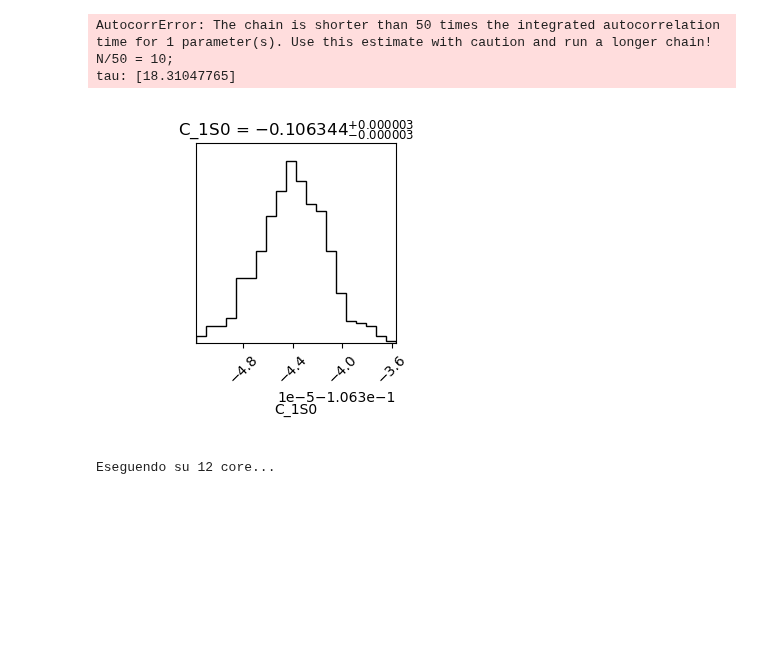
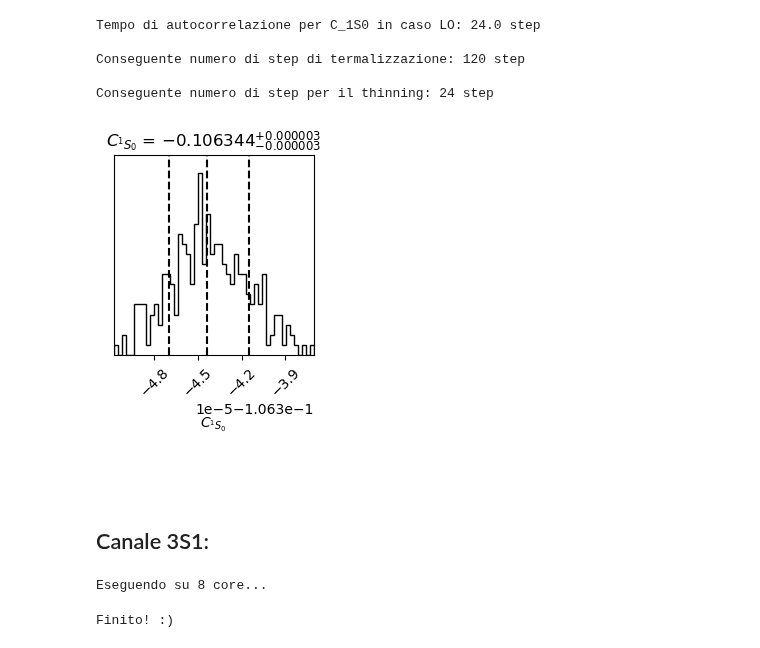
Before and after one commit to Lvetto/lmd_forza_nucleare, a Jupyter notebook: bayes_separato.ipynb, the cells around one changed output. Drawn from its saved outputs; the diff is of its cells as text; code cells hidden in the pictures; blank space fills up the shorter version.

```diff
--- a/bayes_separato.ipynb
+++ b/bayes_separato.ipynb
@@ -130,16 +129,42 @@ plt.show()
 # %%
-tau = sampler.get_autocorr_time()
-print(f"Autocorrelation time: {tau}")
+tau_LO_1S0 = sampler.get_autocorr_time() # Tipicamente poco al di sopra di 25 => run ufficiale da 1500 step
+print(f"\nTempo di autocorrelazione per C_1S0 in caso LO: {tau_LO_1S0[0]:.1f} step")
+
+discard_LO_1S0 = 5 * int(max(tau_LO_1S0))
+print(f"\nConseguente numero di step di termalizzazione: {discard_LO_1S0} step")
+
+thin_LO_1S0 = int(min(tau_LO_1S0))
+print(f"\nConseguente numero di step per il thinning: {thin_LO_1S0} step")
 # %% [output]
-AutocorrError: The chain is shorter than 50 times the integrated autocorrelation time for 1 parameter(s). Use this estimate with caution and run a longer chain!
-N/50 = 10;
-tau: [18.31047765]
+Tempo di autocorrelazione per C_1S0 in caso LO: 24.0 step
+
+Conseguente numero di step di termalizzazione: 120 step
+
+Conseguente numero di step per il thinning: 24 step
 # %%
-# corner plot
-samples = sampler.get_chain(discard=150, thin=10, flat=True)
-labels = ["C_1S0"]
-fig = corner.corner(samples, labels=labels, show_titles=True, title_fmt=".6f")
+# Per il corner plot triviale:
+flat_samples_LO_1S0 = sampler.get_chain(discard=discard_LO_1S0, thin=thin_LO_1S0, flat=True)
+labels = [r"$C_{^1S_0}$"]
+
+figure = corner.corner(
+    flat_samples_LO_1S0,
+    labels=labels,
+    show_titles=True,
+    title_kwargs={"fontsize": 12},
+    title_fmt=".6f",
+    quantiles=[0.16, 0.5, 0.84],
+    plot_datapoints=True,
+    bins=50,
+    smooth=2.0,
+    levels=(0.68, 0.95)
+    #fill_contours=True,
+    #color="royalblue"
+)
 plt.show()
 # %% [output]
-[figure, old version]
+[figure, new version]
+# %% [markdown]
+#
+# %% [markdown]
+## Canale 3S1:
 # %%
@@ -201,14 +250,13 @@ def ln_posterior_LO_3S1(parameters, nnstudio, chn_3S1, exp_3S1, err_3S1, exp_3D1
     ln_post = ln_pr + ln_likelihood_LO_3S1(parameters, nnstudio, chn_3S1, exp_3S1, err_3S1, exp_3D1, err_3D1, exp_mix, err_mix)
     return ln_post
 # %%
-# emcee sul parametro C_3S1
+# Seconda run: caso LO, canale 3S1
 ndim = 1
 nwalkers = 10*ndim
-nsteps = 100 # da far andare anche questo
+nsteps = 1500
 
-initial_guess = np.array([-0.5])
-dispersione = np.where(np.abs(initial_guess) > 0.0, np.abs(initial_guess * 0.01), 0.01)
-initial_pos = initial_guess + dispersione * np.random.standard_normal((nwalkers, ndim))
+initial_guess = np.array([-0.10])
+initial_positions = initial_guess + 0.01 * np.random.randn(nwalkers, ndim)
 
 ncpu = os.cpu_count()
 if __name__ == "__main__":
@@ -221,9 +269,9 @@ if __name__ == "__main__":
             pool=pool,
         )
         print(f"Eseguendo su {ncpu} core...")
-        sampler.run_mcmc(initial_pos, nsteps, progress=True)
-
+        sampler.run_mcmc(initial_positions, nsteps, progress=True)
     print("\nFinito! :)\n")
 # %% [output]
-Eseguendo su 12 core...
+Eseguendo su 8 core...
+Finito! :)
 # %%
```
Also changed, not shown: parts of 37 cells of this notebook, 5 other files.
